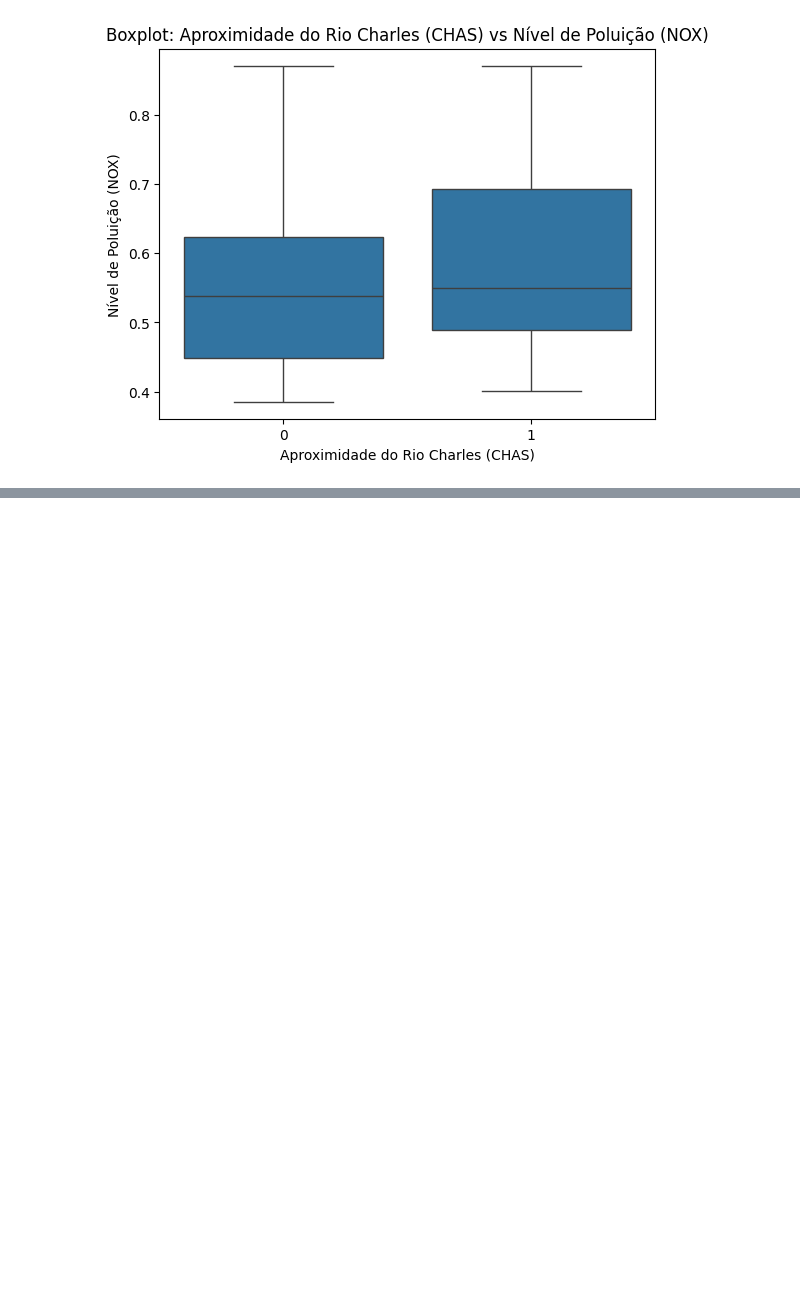
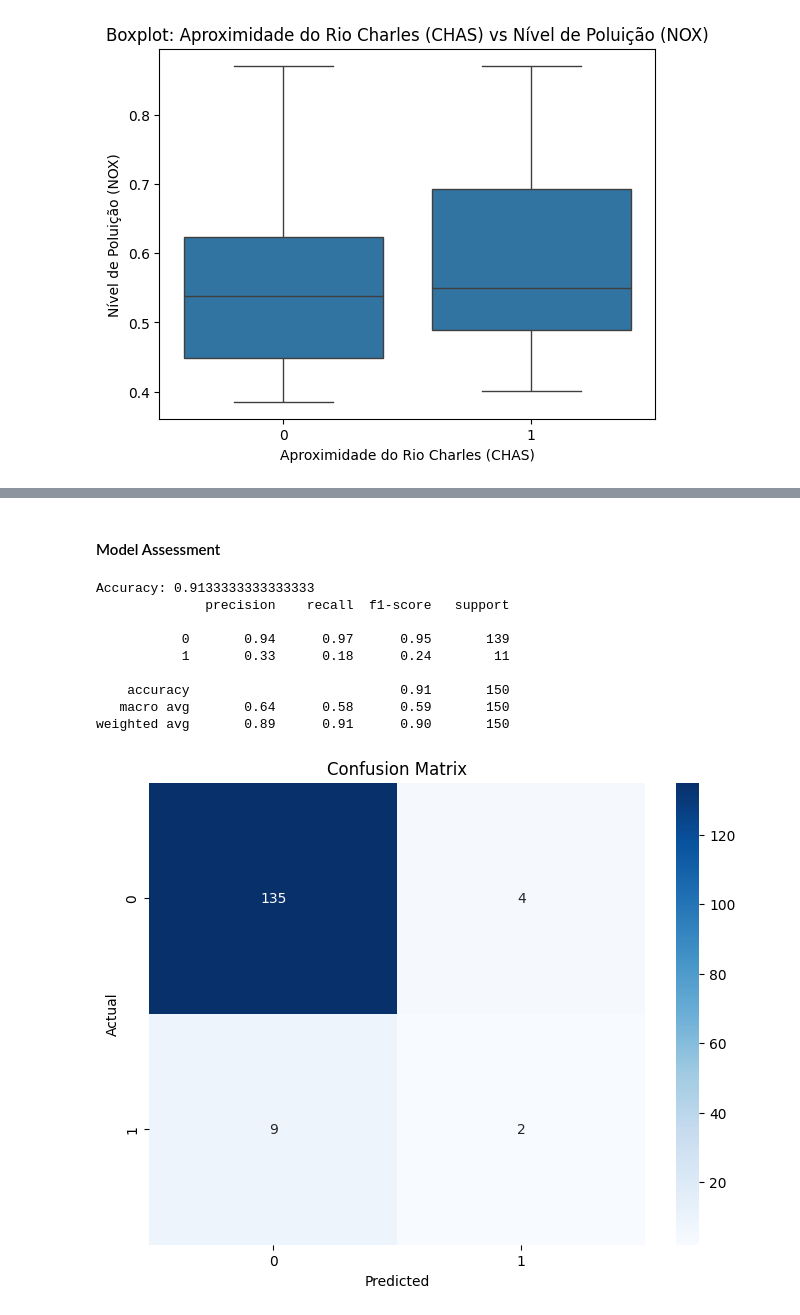
Before and after one commit to Andrezz1/IA24_P03_TP02, a Jupyter notebook: main.ipynb, the cells around one changed output, grey strips where cells are left out. Drawn from its saved outputs; the diff is of its cells as text; code cells hidden in the pictures; blank space fills up the shorter version.

```diff
--- a/main.ipynb
+++ b/main.ipynb
@@ -293,0 +326,32 @@ plt.show()
+# %% [markdown]
+#### Model Assessment
+# %%
+# Assess the model
+y_pred = dtree.predict(x_test)
+accuracy = accuracy_score(y_test, y_pred)
+print(f"Accuracy: {accuracy}")
+
+# Classification Report
+print(classification_report(y_test, y_pred))
+
+# Confusion Matrix
+
+cmatrix = confusion_matrix(y_test, y_pred)
+plt.figure(figsize=(8,6))
+sns.heatmap(cmatrix, annot= True, fmt='d', cmap='Blues',
+            xticklabels=np.unique(y), yticklabels=np.unique(y))
+plt.xlabel('Predicted')
+plt.ylabel('Actual')
+plt.title('Confusion Matrix')
+plt.show()
+# %% [output]
+Accuracy: 0.9133333333333333
+              precision    recall  f1-score   support
+
+           0       0.94      0.97      0.95       139
+           1       0.33      0.18      0.24        11
+
+    accuracy                           0.91       150
+   macro avg       0.64      0.58      0.59       150
+weighted avg       0.89      0.91      0.90       150
+[figure, added]
```
Also changed, not shown: parts of 22 cells of this notebook.
